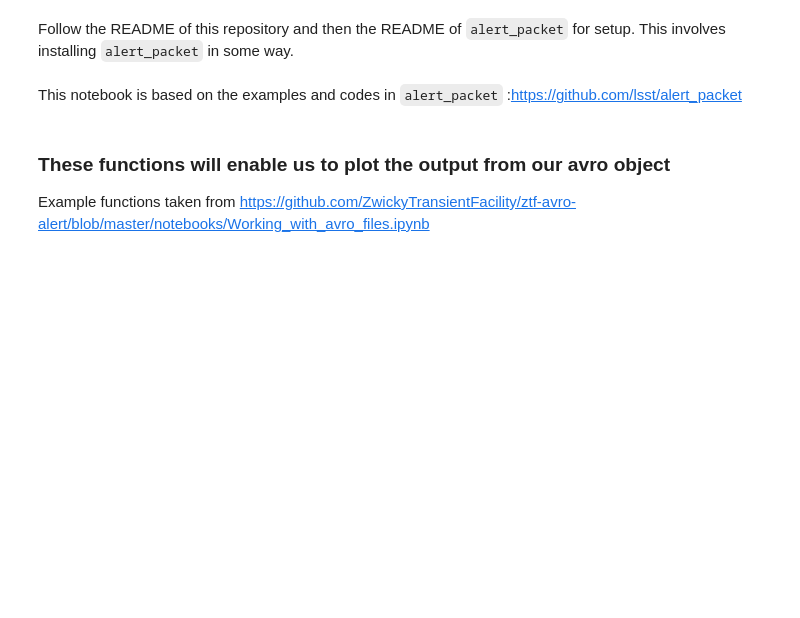
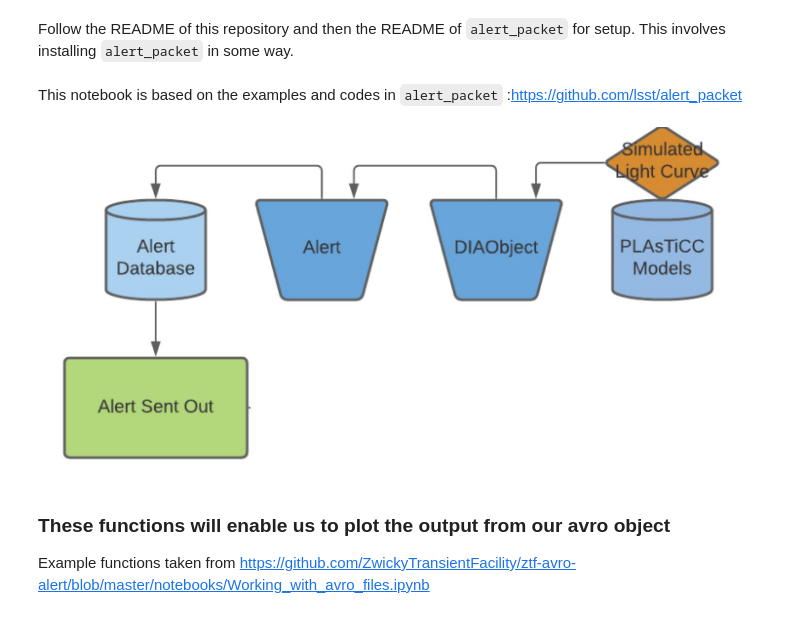
Before and after one commit to LSSTDESC/plasticc_alerts, a Jupyter notebook: Examples/demo_serialize_alerts_pipeline.ipynb, the cells around one changed output. Cells and saved outputs as stored; diff of their text form; code cells hidden in the pictures; blank space fills up the shorter version.

Commit message:
updated tutorial with alert pipeline figure

```diff
--- a/Examples/demo_serialize_alerts_pipeline.ipynb
+++ b/Examples/demo_serialize_alerts_pipeline.ipynb
@@ -6,6 +7,11 @@ This is a demo of how we can add catalog simulations to LSST alerts in avro form
 Follow the README of this repository and then the README of `alert_packet` for setup. This involves installing `alert_packet` in some way.
 # %% [markdown]
 This notebook is based on the examples and codes in `alert_packet` :https://github.com/lsst/alert_packet
+# %%
+from IPython.display import Image
+Image(filename='alert.jpg', width = 800)
+# %% [output]
+[figure, added]
 # %%
 import lsst.alert.packet
 # %%
```
Also changed, not shown: parts of 1 cell of this notebook.
